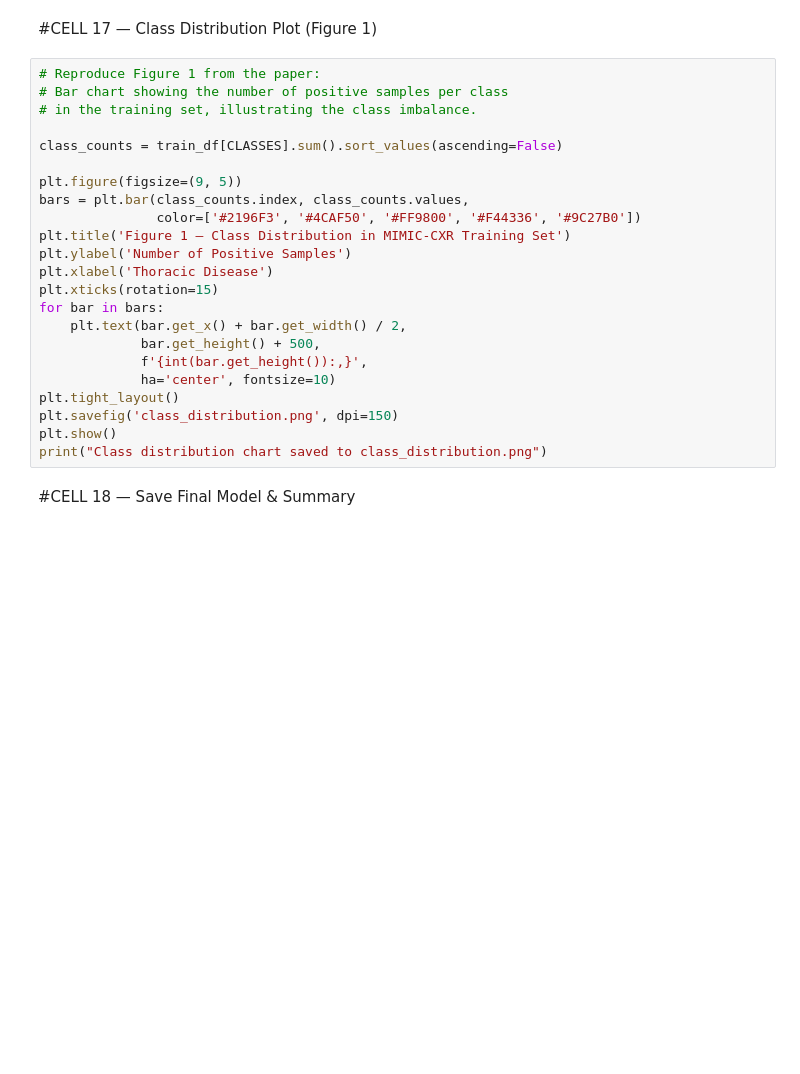
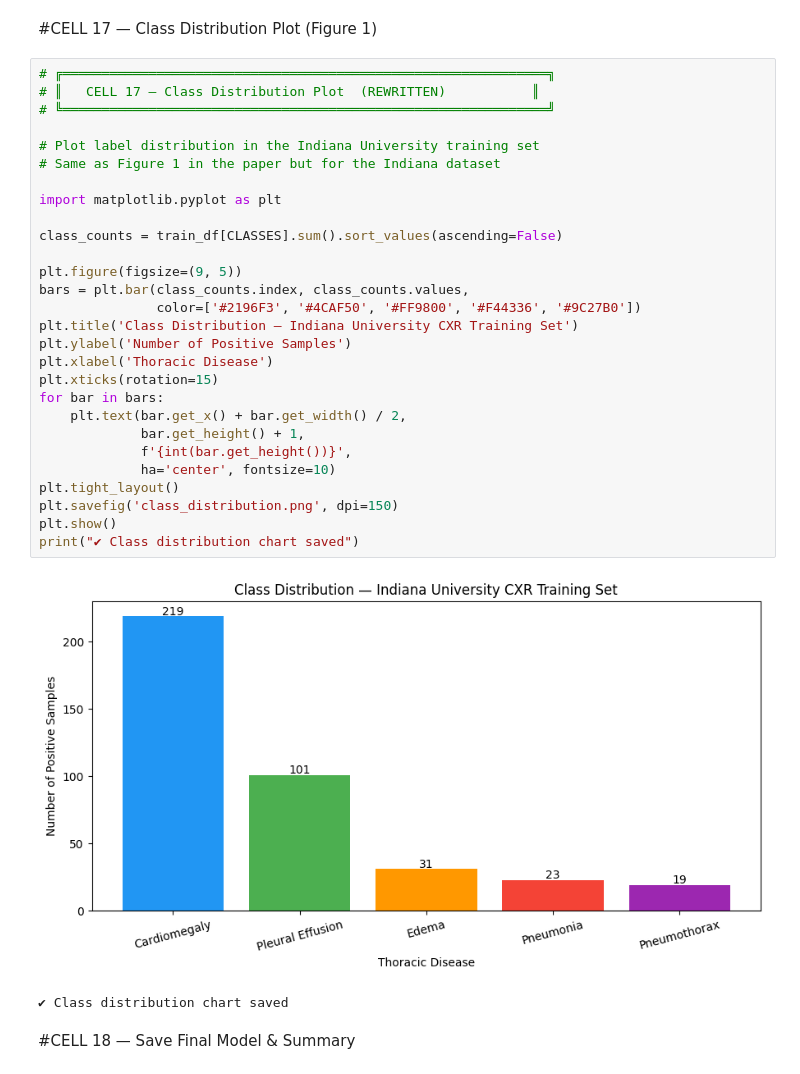
Before and after one commit to kamranshahid56-tech/multimodal-disease-prediction-from-chest-x-rays-radiology-reports, a Jupyter notebook: multimodal_disease_prediction_from_chest_x_rays_&_radiology_reports.ipynb, the cells around one changed output. Cells and saved outputs as stored; diff of their text form; blank space fills up the shorter version.

```diff
--- a/multimodal_disease_prediction_from_chest_x_rays_&_radiology_reports.ipynb
+++ b/multimodal_disease_prediction_from_chest_x_rays_&_radiology_reports.ipynb
@@ -758,28 +1013,36 @@ print("Model comparison chart saved to model_comparison_chart.png")
 # %% [markdown]
 #CELL 17 — Class Distribution Plot (Figure 1)
 # %%
-# Reproduce Figure 1 from the paper:
-# Bar chart showing the number of positive samples per class
-# in the training set, illustrating the class imbalance.
+# ╔══════════════════════════════════════════════════════════════╗
+# ║   CELL 17 — Class Distribution Plot  (REWRITTEN)           ║
+# ╚══════════════════════════════════════════════════════════════╝
+
+# Plot label distribution in the Indiana University training set
+# Same as Figure 1 in the paper but for the Indiana dataset
+
+import matplotlib.pyplot as plt
 
 class_counts = train_df[CLASSES].sum().sort_values(ascending=False)
 
 plt.figure(figsize=(9, 5))
 bars = plt.bar(class_counts.index, class_counts.values,
                color=['#2196F3', '#4CAF50', '#FF9800', '#F44336', '#9C27B0'])
-plt.title('Figure 1 — Class Distribution in MIMIC-CXR Training Set')
+plt.title('Class Distribution — Indiana University CXR Training Set')
 plt.ylabel('Number of Positive Samples')
 plt.xlabel('Thoracic Disease')
 plt.xticks(rotation=15)
 for bar in bars:
     plt.text(bar.get_x() + bar.get_width() / 2,
-             bar.get_height() + 500,
-             f'{int(bar.get_height()):,}',
+             bar.get_height() + 1,
+             f'{int(bar.get_height())}',
              ha='center', fontsize=10)
 plt.tight_layout()
 plt.savefig('class_distribution.png', dpi=150)
 plt.show()
-print("Class distribution chart saved to class_distribution.png")
+print("✔ Class distribution chart saved")
+# %% [output]
+[figure, added]
+✔ Class distribution chart saved
 # %% [markdown]
 #CELL 18 — Save Final Model & Summary
 # %%
```
Also changed, not shown: parts of 19 cells of this notebook.
